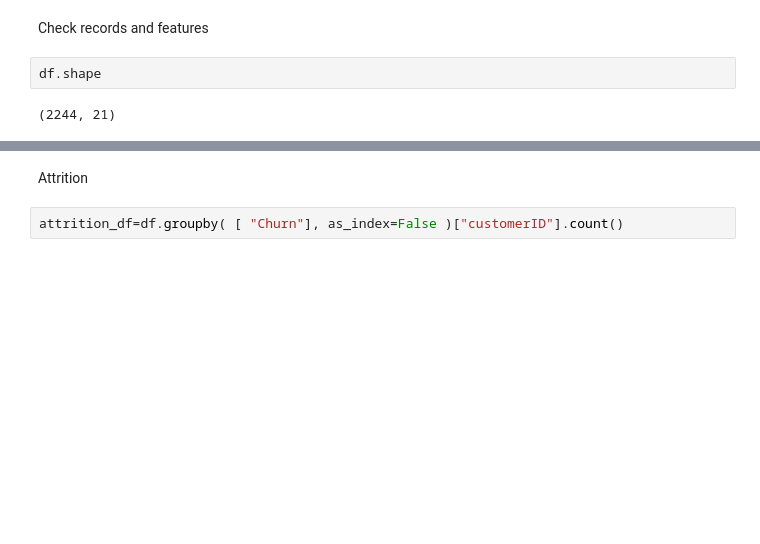
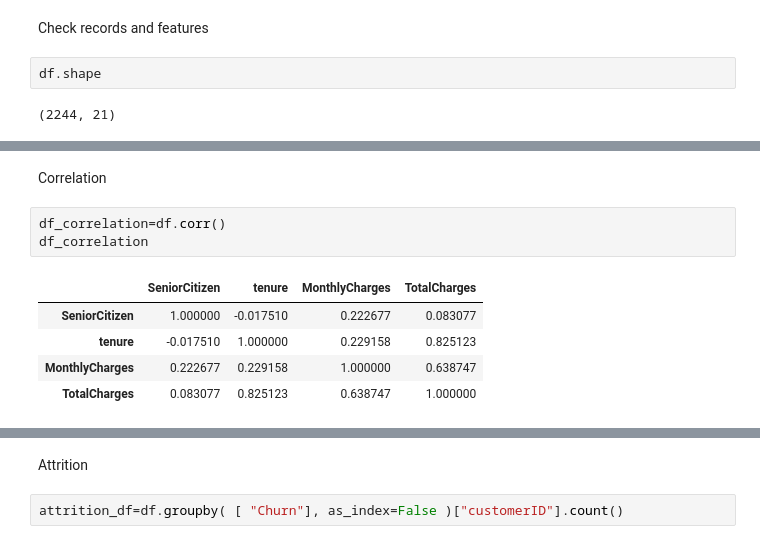
Before and after one commit to SammyOngaya/qml, a Jupyter notebook: qml/Notebooks/Telco-Customer-Churn.ipynb, the cells around one changed output, grey strips where cells are left out. Cells and saved outputs as stored; diff of their text form; blank space fills up the shorter version.

```diff
--- a/qml/Notebooks/Telco-Customer-Churn.ipynb
+++ b/qml/Notebooks/Telco-Customer-Churn.ipynb
@@ -67,0 +133,11 @@ df.shape
+# %% [markdown]
+Correlation
+# %%
+df_correlation=df.corr()
+df_correlation
+# %% [output]
+|  | SeniorCitizen | tenure | MonthlyCharges | TotalCharges |
+| SeniorCitizen | 1.000000 | -0.017510 | 0.222677 | 0.083077 |
+| tenure | -0.017510 | 1.000000 | 0.229158 | 0.825123 |
+| MonthlyCharges | 0.222677 | 0.229158 | 1.000000 | 0.638747 |
+| TotalCharges | 0.083077 | 0.825123 | 0.638747 | 1.000000 |
```
Also changed, not shown: parts of 23 cells of this notebook.
